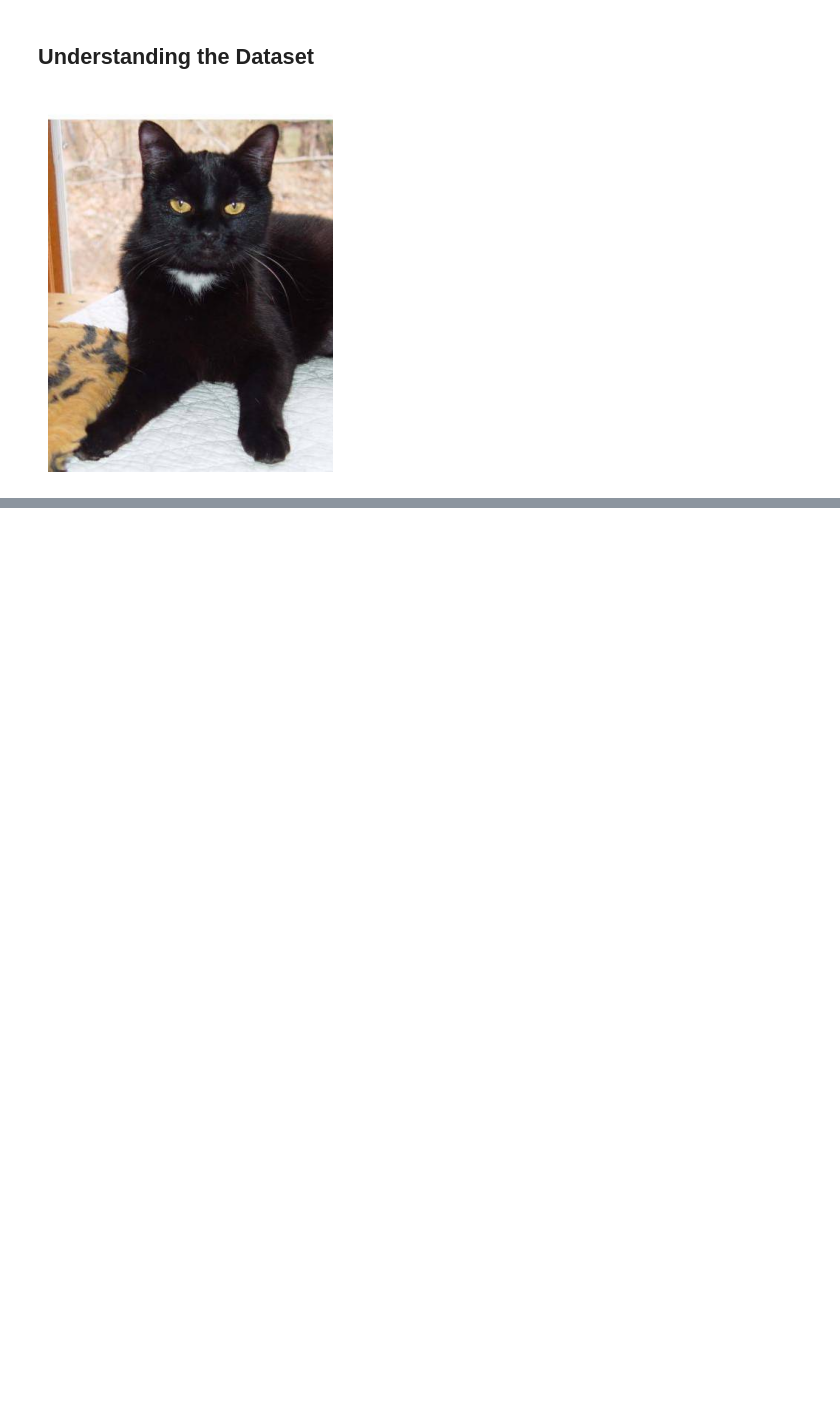
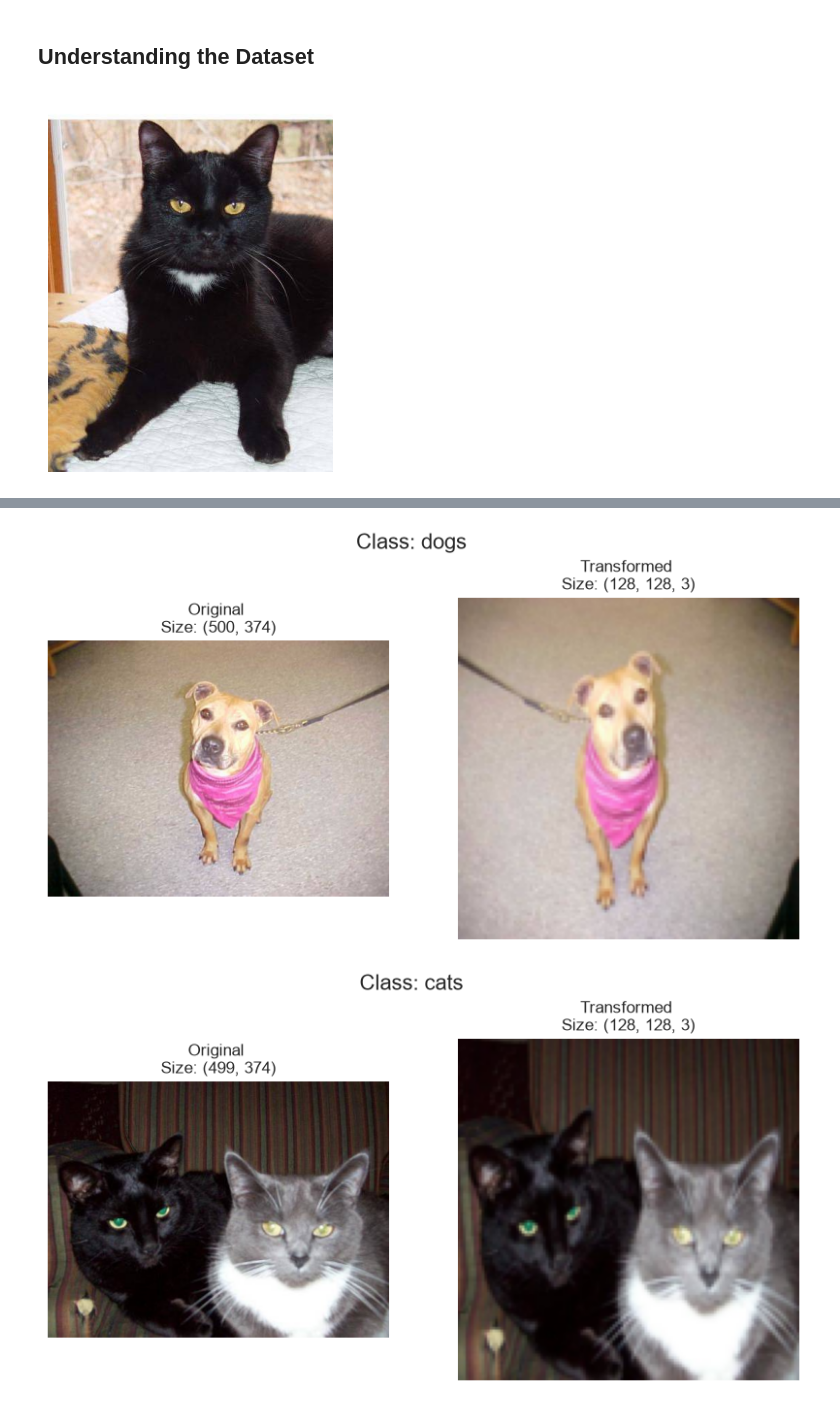
Before and after one commit to debjit11/PetVision, a Jupyter notebook: main.ipynb, the cells around one changed output, grey strips where cells are left out. Cells and saved outputs as stored; diff of their text form; code cells hidden in the pictures; blank space fills up the shorter version.

Commit message:
main  update upto transformed  data

```diff
--- a/main.ipynb
+++ b/main.ipynb
@@ -71,3 +73,28 @@ transform_images = transforms.Compose([
     transforms.RandomHorizontalFlip(p=0.5),
     transforms.ToTensor()
 ])
+# %%
+
+def transform_all_images(image_paths, transform, n=3,seed = 42):
+    random.seed(seed)
+    sampled_paths = random.sample(image_paths, k=min(n, len(image_paths)))
+    for img_path in sampled_paths:
+        with Image.open(img_path) as f:
+            fig, ax = plt.subplots(1, 2, figsize=(10, 5))
+            ax[0].imshow(f)
+            ax[0].set_title(f"Original \nSize: {f.size}")
+            ax[0].axis("off")
+
+            transformed = transform(f)
+            transformed = transformed.permute(1, 2, 0).numpy()
+            ax[1].imshow(transformed)
+            ax[1].set_title(f"Transformed \nSize: {transformed.shape}")
+            ax[1].axis("off")
+
+            fig.suptitle(f"Class: {Path(img_path).parent.stem}", fontsize=16)
+            plt.show()
+
+transform_all_images(image_path_list, transform=transform_images, n=3)
+# %% [output]
+[figure, added]
+[figure, added]
```
Also changed, not shown: parts of 4 cells of this notebook.
